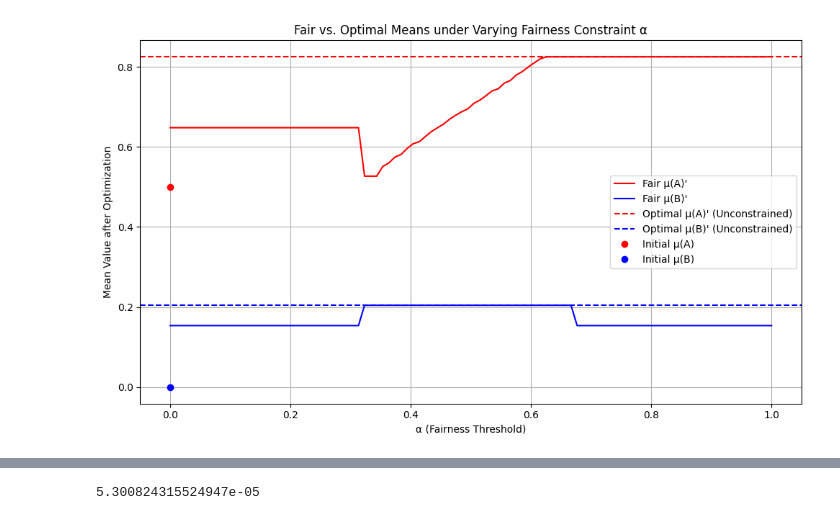
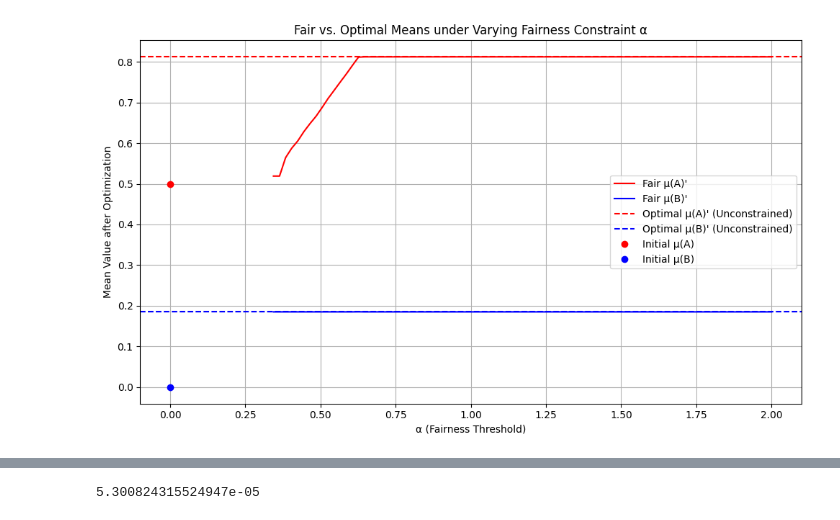
Before and after one commit to joeljins/RoAR, a Jupyter notebook: fairness.ipynb, the cells around one changed output, grey strips where cells are left out. Drawn from its saved outputs; the diff is of its cells as text; code cells hidden in the pictures.

```diff
--- a/fairness.ipynb
+++ b/fairness.ipynb
@@ -112,59 +112,71 @@ def fair_opt_step(A, B, u_plus, u_minus, c_plus, c_minus, alpha):
 
     return (opt_A, opt_B, max_util, updated_samples)
 # %%
+# Fairness optimization with varying alpha values
+# This code optimizes the means of two distributions A and B under a fairness constraint defined by alpha.
+
 import numpy as np
 import matplotlib.pyplot as plt
 
-# Simulated Gaussian samples for groups A and B
-total_samples = 2500
+# Distribution parameters
 mean_a, std_a = 0.5, 1
 mean_b, std_b = 0, 1
-x_min, x_max = 0, 1  # Alpha values to test
 
+# Range of alpha values to test
+alpha_min, alpha_max = 0, 2
+alphas = np.linspace(alpha_min, alpha_max, num=100)
+
+# Sample size of each distribution
+# 2000 samples : 1m 47.9s
+# 3000 samples : 4m 17.6s
+sample_size = 3000
+
+# Generate samples from normal distributions
 np.random.seed(1)
-a = np.random.normal(mean_a, std_a, total_samples)
-b = np.random.normal(mean_b, std_b, total_samples)
-
-x_vals = np.linspace(x_min, x_max, num=100)
+a = np.random.normal(mean_a, std_a, sample_size)
+b = np.random.normal(mean_b, std_b, sample_size)
 
 # Store results
-x1 = []
+x = []
 fair_mean_A = []
 fair_mean_B = []
 
 # Unconstrained optimal means
 opt_result_A = opt_step(a, 1, -1, 1, -1)[0]
 opt_result_B = opt_step(b, 1, -1, 1, -1)[0]
 y3 = np.mean(opt_result_A)
 y4 = np.mean(opt_result_B)
 
 # Run fair optimization over a range of alpha values
-for alpha in x_vals:
-    updated = fair_opt_step(a, b, 1, -1, 1, -1, alpha)[3]
-    if updated is not None:
-        updated_A, updated_B = updated
-        x1.append(alpha)
-        fair_mean_A.append(updated_A)
-        fair_mean_B.append(updated_B)
+for alpha in alphas:
+    updated_samples = fair_opt_step(a, b, 1, -1, 1, -1, alpha)[3]
+    if updated_samples is not None:
+        A, B = updated_samples
+        if np.abs(np.mean(A) - np.mean(B)) > alpha:
+            # Only store results if the fairness constraint is satisfied
+            continue
+        x.append(alpha)
+        fair_mean_A.append(A)
+        fair_mean_B.append(B)
 
 # Plotting
 plt.figure(figsize=(10, 6))
-plt.plot(x1, fair_mean_A, label="Fair μ(A)'", color='red')
-plt.plot(x1, fair_mean_B, label="Fair μ(B)'", color='blue')
+plt.plot(x, fair_mean_A, label="Fair μ(A)'", color='red')
+plt.plot(x, fair_mean_B, label="Fair μ(B)'", color='blue')
 plt.axhline(y3, color='red', linestyle='--', label='Optimal μ(A)\' (Unconstrained)')
 plt.axhline(y4, color='blue', linestyle='--', label='Optimal μ(B)\' (Unconstrained)')
 plt.plot(0, mean_a, 'ro', label='Initial μ(A)')
 plt.plot(0, mean_b, 'bo', label='Initial μ(B)')
 
 plt.title("Fair vs. Optimal Means under Varying Fairness Constraint α")
 plt.xlabel("α (Fairness Threshold)")
 plt.ylabel("Mean Value after Optimization")
 plt.legend()
 plt.grid(True)
 plt.tight_layout()
 plt.show()
 # %% [output]
-[figure, old version]
+[figure, new version]
 # %%
 ### Plotting the Fair Thresholds and Optimal Thresholds
 
```
Also changed, not shown: parts of 3 cells of this notebook.
